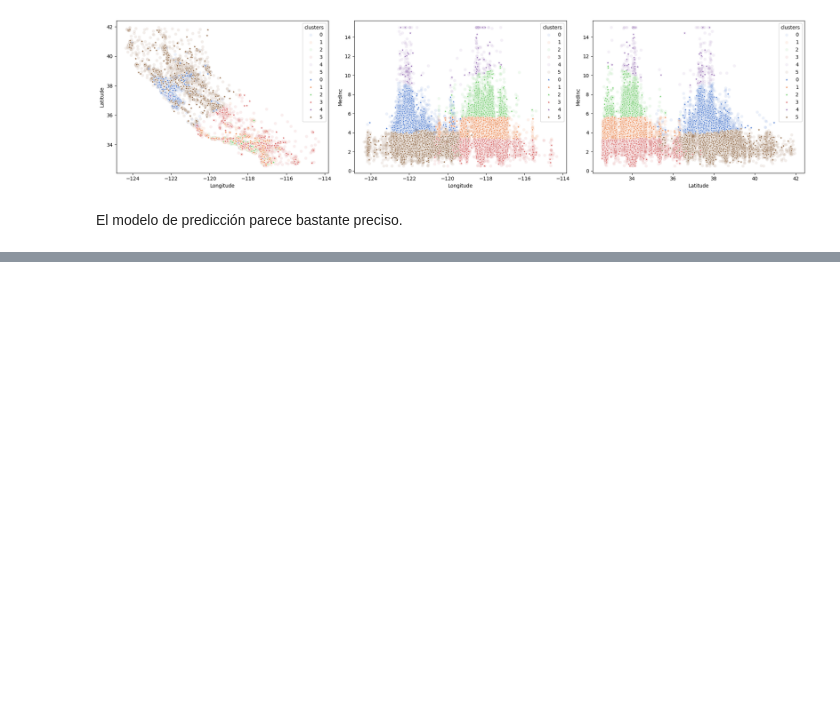
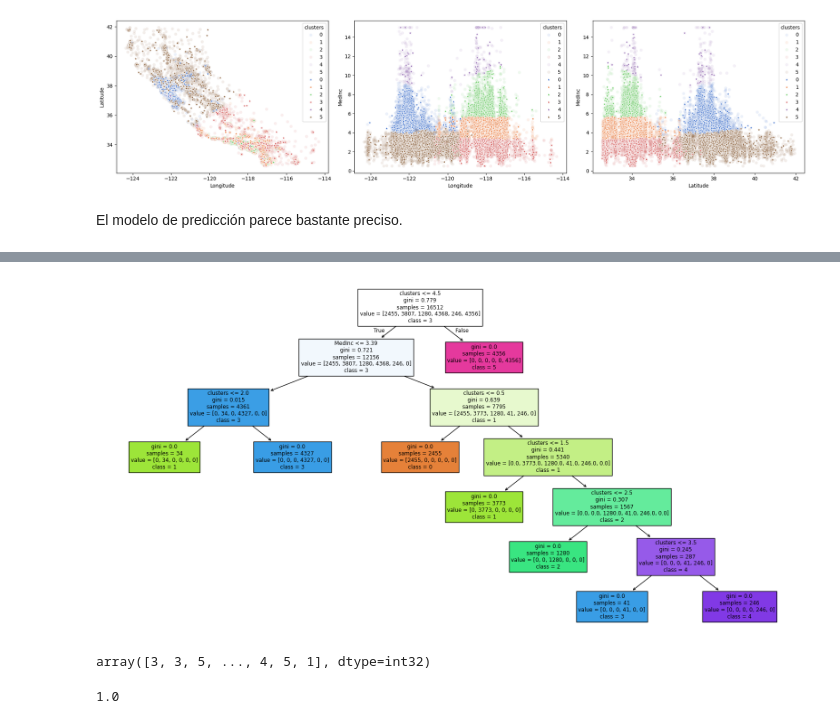
Before and after one commit to pdeleonsoria/Kmeans, a Jupyter notebook: src/explore.ipynb, the cells around one changed output, grey strips where cells are left out. Drawn from its saved outputs; the diff is of its cells as text; code cells hidden in the pictures; blank space fills up the shorter version.

```diff
--- a/src/explore.ipynb
+++ b/src/explore.ipynb
@@ -125,0 +163,20 @@ El modelo de predicción parece bastante preciso.
+# %%
+fig = plt.figure(figsize=(20,10))
+
+tree.plot_tree(modelo_opti, feature_names = X_train.columns, class_names = ["0", "1", "2", "3", "4", "5"], filled = True)
+
+plt.show()
+# %% [output]
+[figure, added]
+# %%
+y_pred= modelo_opti.predict(X_test)
+y_pred
+# %% [output]
+array([3, 3, 5, ..., 4, 5, 1], dtype=int32)
+# %%
+#ACCURACY
+accuracy_score(y_test, y_pred)
+
+#Modelo "perfecto", aunque creo que es mejor tener una accuracy entre 0.8 y 0.9 a 1, y más en este caso que hay bastantes datos <1000
+# %% [output]
+1.0
```
Also changed, not shown: parts of 7 cells of this notebook, 1 other file.
